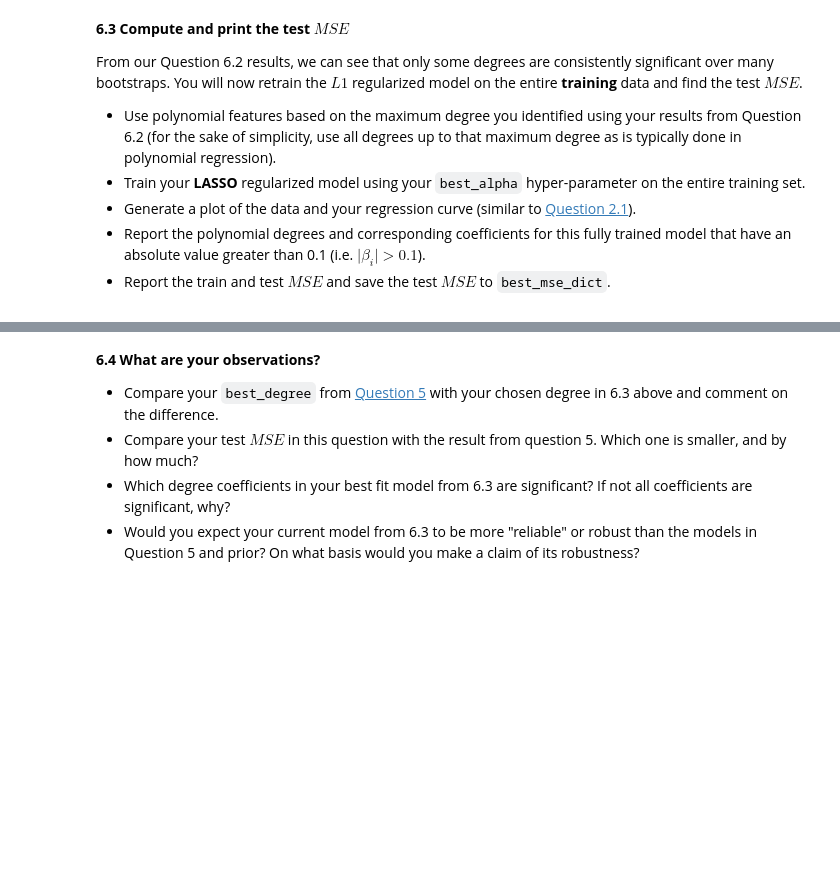
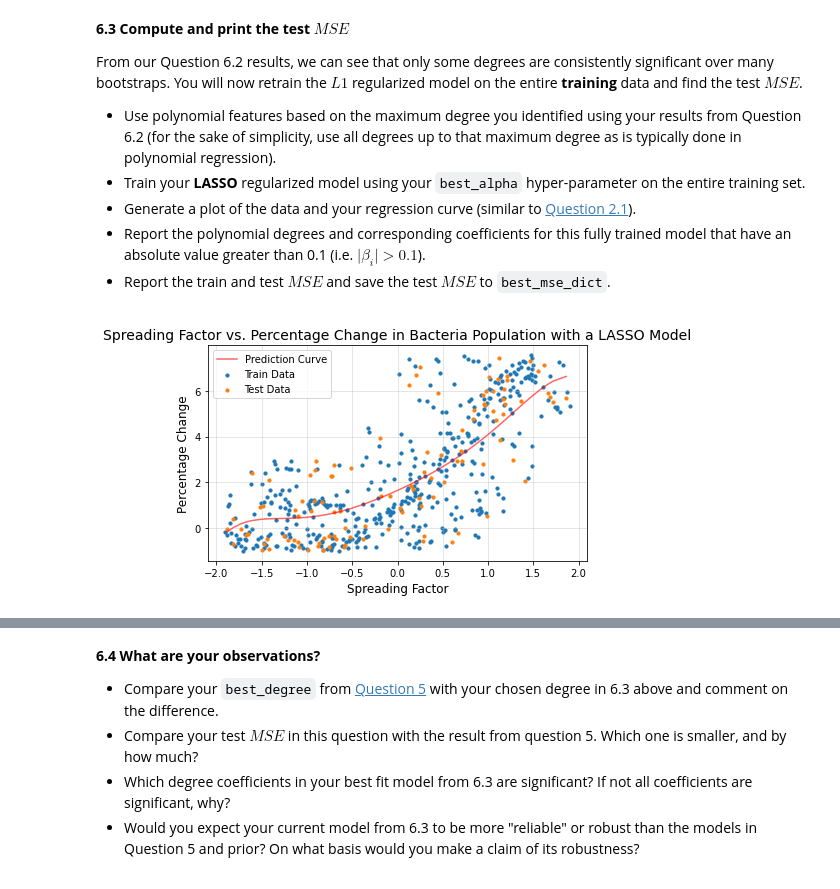
Before and after one commit to westonruths/ac209a, a Jupyter notebook: cs109a_hw3/cs109a_hw3.ipynb, the cells around one changed output, grey strips where cells are left out. Saved outputs shown, nothing was run; the diff lists cells and outputs as text; code cells hidden in the pictures; blank space fills up the shorter version.

```diff
--- a/cs109a_hw3/cs109a_hw3.ipynb
+++ b/cs109a_hw3/cs109a_hw3.ipynb
@@ -1243,7 +1243,7 @@ for i in range(numboot):
     # For each significant coefficient, update the count of that degree in your significant_degrees dictionary.
     significant_beta = 0.1
     for i, coef in enumerate(lasso_model.coef_):
-        if (coef > significant_beta):
+        if (abs(coef) > significant_beta):
             significant_degrees[i] += 1
 # %%
 ### Generate a bar plot showing the count for each degree, showing how many times it was identified as
@@ -1289,0 +1290,81 @@ From our Question 6.2 results, we can see that only some degrees are consistentl
+# %%
+# your code here
+# Load split datasets
+x_train = df_train[['Spreading_factor']].values
+y_train = df_train['Perc_population'].values
+x_test = df_test[['Spreading_factor']].values
+y_test = df_test['Perc_population'].values
+
+### Use polynomial features based on the maximum degree you identified using your results from Question 6.2
+### (for the sake of simplicity, use all degrees up to that maximum degree as is typically done in polynomial regression).
+max_degree = 6
+
+### Train your LASSO regularized model using your best_alpha hyper-parameter on the entire training set.
+# Compute the polynomial features for the train data
+x_poly_train = PolynomialFeatures(degree=max_degree).fit_transform(x_train)
+
+# Compute the polynomial features for the test data
+x_poly_test = PolynomialFeatures(degree=max_degree).fit_transform(x_test)
+
+# Initialize a LASSO regression model
+lasso_model = Lasso(alpha=best_alpha, max_iter = 20000).fit(x_poly_train, y_train)
+
+# Fit the model on the polynomial transformed train data
+lasso_model.fit(x_poly_train, y_train)
+
+# Predict on the entire polynomial transformed test data
+y_poly_pred_train = lasso_model.predict(x_poly_train)
+y_poly_pred_test = lasso_model.predict(x_poly_test)
+
+### Generate a plot of the data and your regression curve (similar to Question 2.1).
+# Helper code to visualise the results
+idx = np.argsort(x_test[:,0])
+x_test = x_test[idx]
+
+# Use the above index to get the appropriate predicted values for y_test
+# y_test values corresponding to sorted test data
+y_test = y_test[idx]
+
+# Non-linear predicted values
+y_poly_pred = y_poly_pred_test[idx]
+
+# First plot x & y values using plt.scatter
+plt.scatter(x_train, y_train, s=10, label="Train Data")
+plt.scatter(x_test, y_test, s=10, label="Test Data")
+
+# Plot the polynomial regression fit curve
+# Use x_test as apposed to x_poly_test because x_poly_test is a matrix
+plt.plot(x_test, y_poly_pred, label="Prediction Curve", color='red', alpha=0.6)
+
+# Graph the train and test data as well as the polynomial fit
+plt.title(
+    "Spreading Factor vs. "
+    "Percentage Change in Bacteria Population with a LASSO Model",
+    fontsize=14,
+)
+plt.xlabel("Spreading Factor", fontsize=12)
+plt.ylabel("Percentage Change", fontsize=12)
+plt.grid(":", alpha=0.4)
+plt.tight_layout()
+plt.legend()
+plt.show()
+
+### Report the polynomial degrees and corresponding coefficients for this fully trained model that
+### have an absolute value greater than 0.1 (i.e.  ∣𝛽𝑖∣>0.1 ).
+significant_beta = 0.1
+for i, coef in enumerate(lasso_model.coef_):
+    if (abs(coef) > significant_beta):
+        print ("Degree ", i, " has a coefficient value of ", coef, " which exceeds our significance metric.")
+
+### Report the train and test  𝑀𝑆𝐸  and save the test  𝑀𝑆𝐸  to best_mse_dict.
+# Calculate MSE and report as requested
+trainmse = mean_squared_error(y_train, y_poly_pred_train)
+print(f"The MSE train value is {trainmse:.3f} ")
+
+testmse = mean_squared_error(y_test, y_poly_pred_test)
+print(f"The MSE test value is {testmse:.3f} ")
+
+best_mse_dict["6.3"] = testmse
+print("Here's the latest on the best MSE scores so far: " + str(best_mse_dict))
+# %% [output]
+[figure, added]
```
Also changed, not shown: parts of 16 cells of this notebook.
